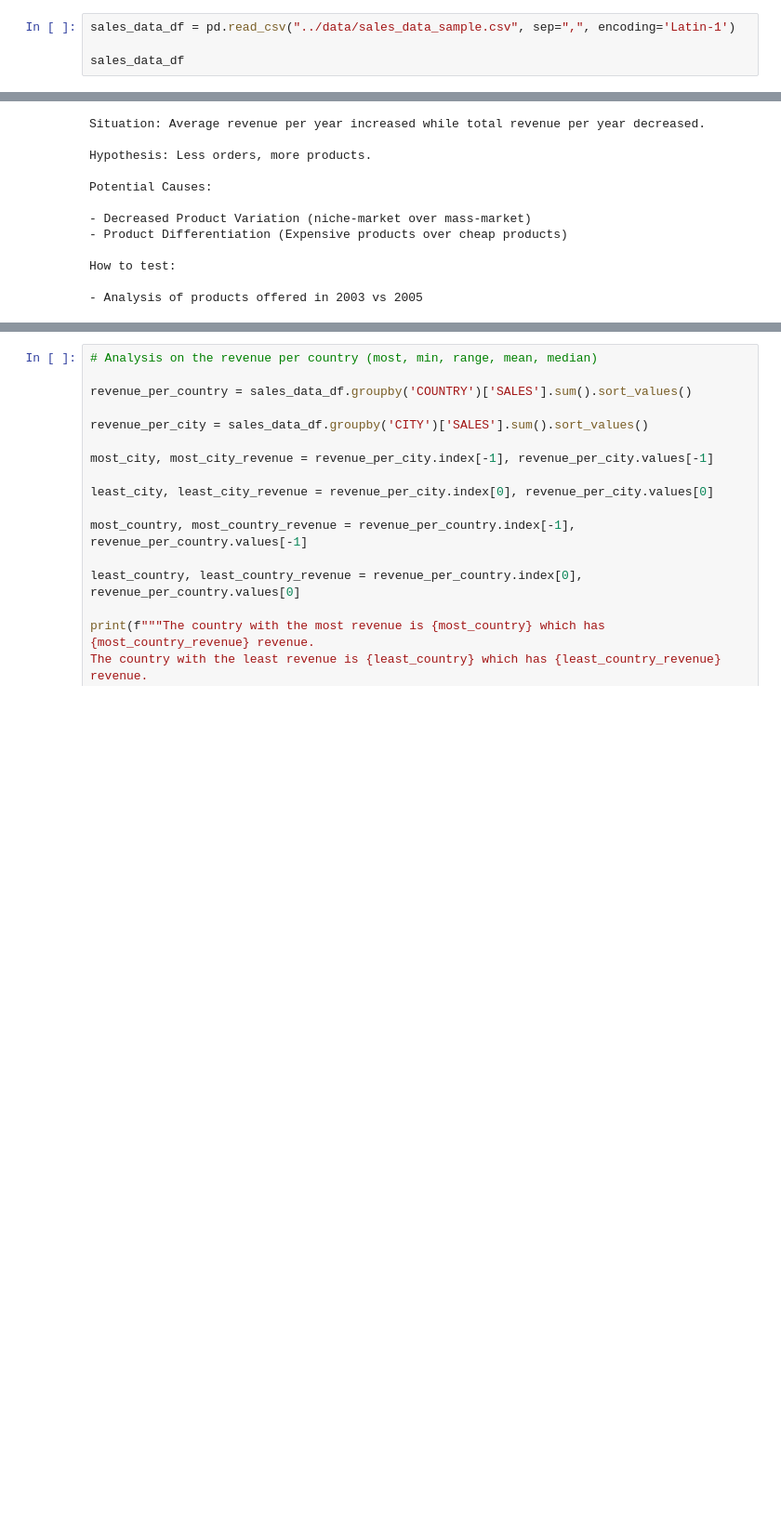
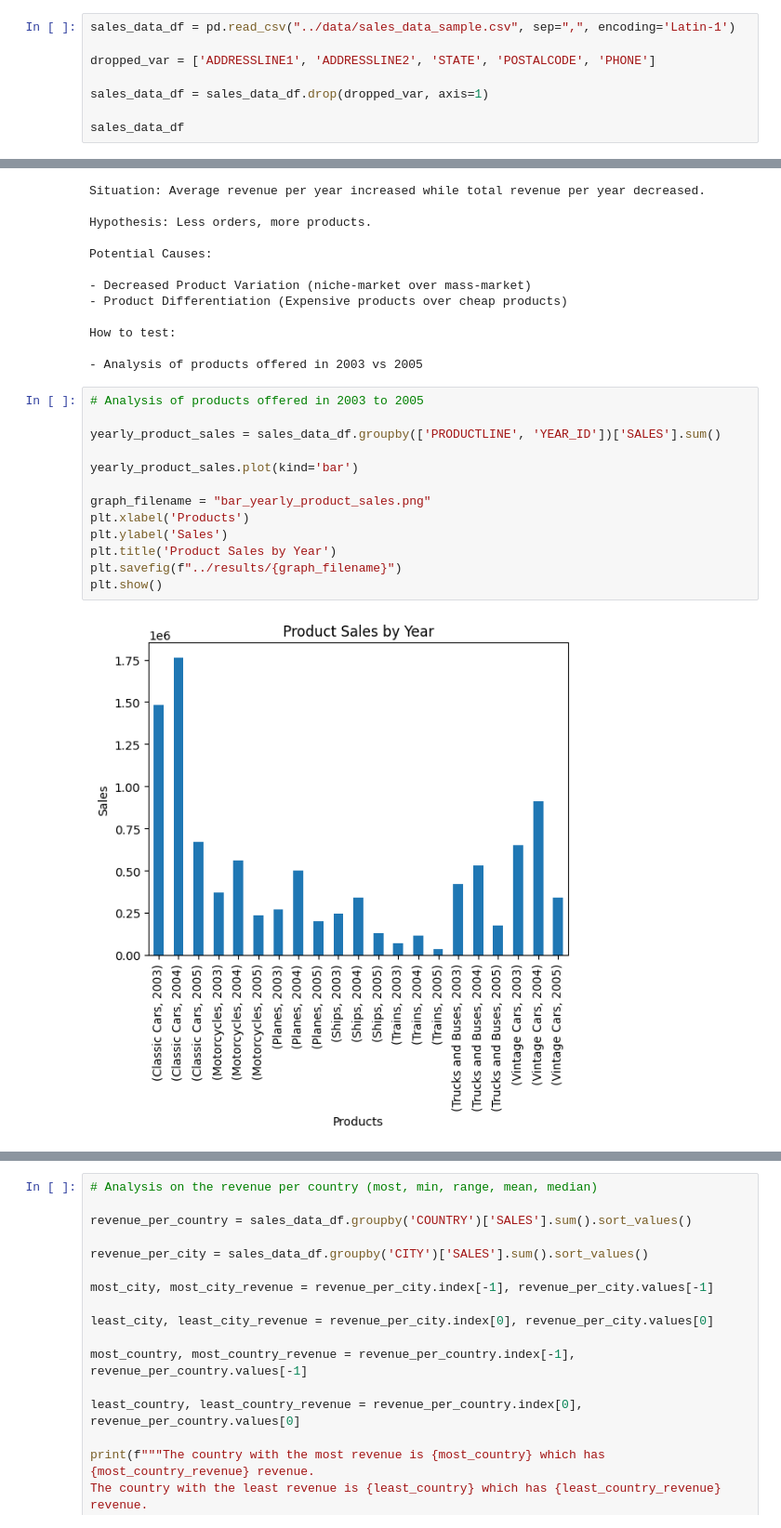
Before and after one commit to ydusf/sales-data-analysis, a Jupyter notebook: analysis/main.ipynb, the cells around one changed output, grey strips where cells are left out. Shown at 93% size. Saved outputs shown, nothing was run; the diff lists cells and outputs as text; blank space fills up the shorter version.

Commit message:
analysis of products sold each year;

```diff
--- a/analysis/main.ipynb
+++ b/analysis/main.ipynb
@@ -10,6 +10,10 @@ from sklearn.model_selection import train_test_split
 # %%
 sales_data_df = pd.read_csv("../data/sales_data_sample.csv", sep=",", encoding='Latin-1')
 
+dropped_var = ['ADDRESSLINE1', 'ADDRESSLINE2', 'STATE', 'POSTALCODE', 'PHONE']
+
+sales_data_df = sales_data_df.drop(dropped_var, axis=1)
+
 sales_data_df
 # %% [output]
 |  | ORDERNUMBER | QUANTITYORDERED | PRICEEACH | ORDERLINENUMBER | SALES | ORDERDATE | STATUS | QTR_ID | ... |
@@ -263,3 +267,18 @@ Potential Causes:
 How to test:
 
 - Analysis of products offered in 2003 vs 2005
+# %%
+# Analysis of products offered in 2003 to 2005
+
+yearly_product_sales = sales_data_df.groupby(['PRODUCTLINE', 'YEAR_ID'])['SALES'].sum()
+
+yearly_product_sales.plot(kind='bar')
+
+graph_filename = "bar_yearly_product_sales.png"
+plt.xlabel('Products')
+plt.ylabel('Sales')
+plt.title('Product Sales by Year')
+plt.savefig(f"../results/{graph_filename}")
+plt.show()
+# %% [output]
+[figure, added]
```
Also changed, not shown: parts of 3 cells of this notebook, 1 other file.
